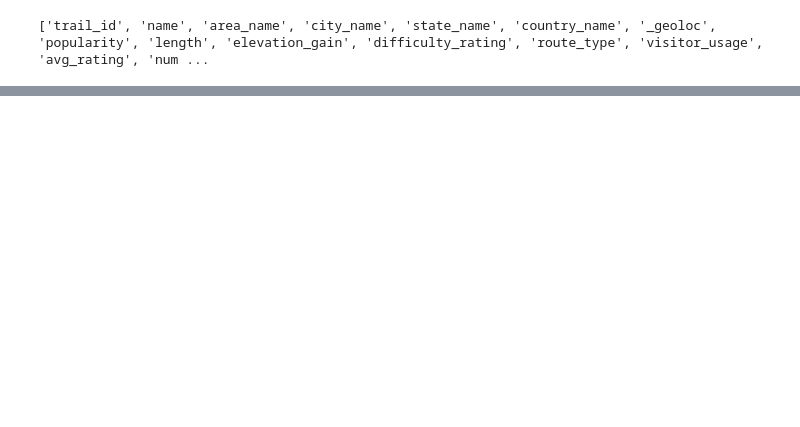
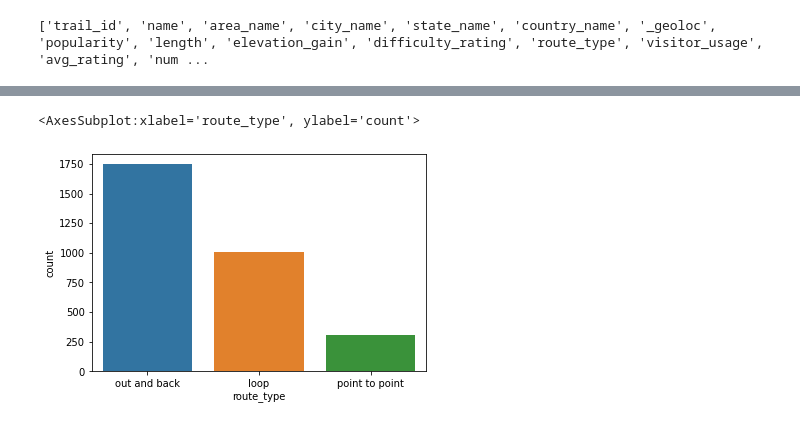
Before and after one commit to Jawert/National_Parks_Data_Analysis, a Jupyter notebook: National_Parks_Trails_Analysis.ipynb, the cells around one changed output, grey strips where cells are left out. Cells and saved outputs as stored; diff of their text form; code cells hidden in the pictures; blank space fills up the shorter version.

```diff
--- a/National_Parks_Trails_Analysis.ipynb
+++ b/National_Parks_Trails_Analysis.ipynb
@@ -121,0 +153,6 @@ for index,row in all_trails_info.iterrows():
+# %%
+# Plot the count of route types
+sns.countplot(data = all_trails_info, x = all_trails_info.route_type)
+# %% [output]
+<AxesSubplot:xlabel='route_type', ylabel='count'>
+[figure, added]
```
Also changed, not shown: parts of 10 cells of this notebook, 1 other file.
